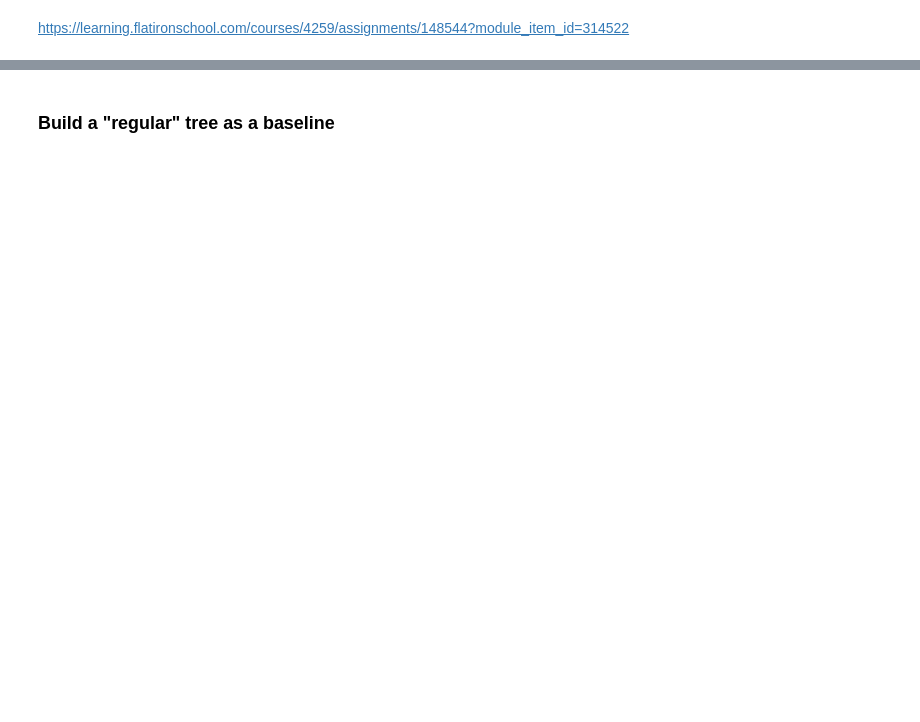
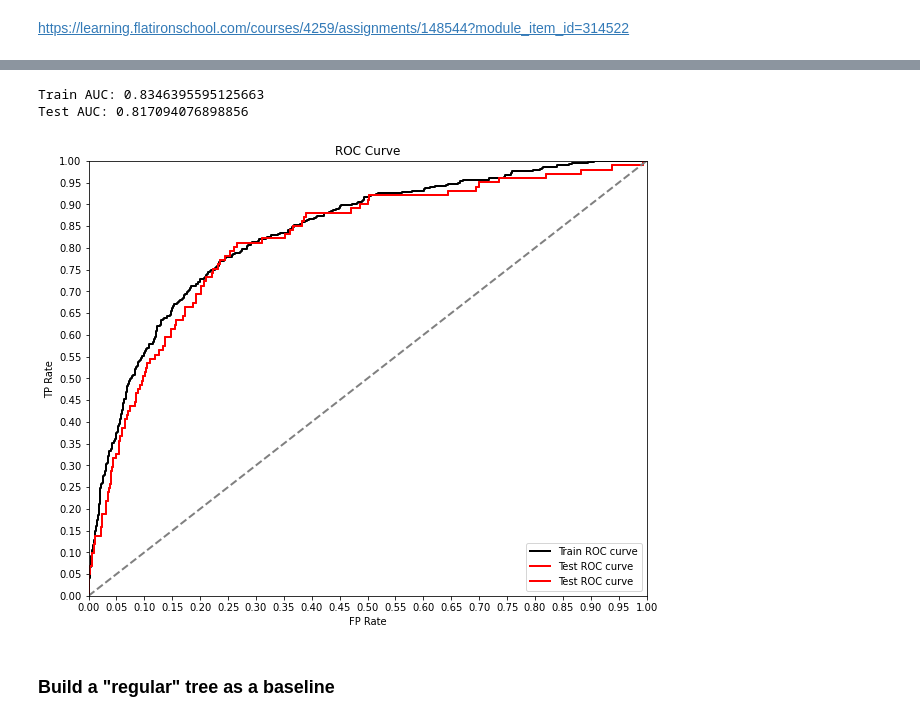
Before and after one commit to MellissaValle/CustomerChurn, a Jupyter notebook: notebooks/Mellissa/Project_3_Mellissa.ipynb, the cells around one changed output, grey strips where cells are left out. Saved outputs shown, nothing was run; the diff lists cells and outputs as text; code cells hidden in the pictures; blank space fills up the shorter version.

```diff
--- a/notebooks/Mellissa/Project_3_Mellissa.ipynb
+++ b/notebooks/Mellissa/Project_3_Mellissa.ipynb
@@ -743,3 +618,45 @@ weighted avg       0.96      0.96      0.96       834
+# %%
+y_train_score = logreg.decision_function(X_train)
+y_test_score = logreg.decision_function(X_test)
+
+train_fpr, train_tpr, train_thresholds = roc_curve(y_train, y_train_score)
+test_fpr, test_tpr, test_thresholds = roc_curve(y_test, y_test_score)
+
+print('Train AUC: {}'.format(auc(train_fpr, train_tpr)))
+print('Test AUC: {}'.format(auc(test_fpr, test_tpr)))
+# %% [output]
+Train AUC: 0.8346395595125663
+Test AUC: 0.817094076898856
+# %%
+#only test to add other models
+y_test_score = logreg.decision_function(X_test)
+test_fpr, test_tpr, test_thresholds = roc_curve(y_test, y_test_score)
+# %%
+plt.figure(figsize=(10, 8))
+lw = 2
+
+plt.plot(train_fpr, train_tpr, color='black',
+         lw=lw, label='Train ROC curve')
+plt.plot(test_fpr, test_tpr, color='red',
+         lw=lw, label='Test ROC curve')
+
+plt.plot(test_fpr, test_tpr, color='red',
+         lw=lw, label='Test ROC curve')
+
+
+
+plt.plot([0, 1], [0, 1], color='grey', lw=lw, linestyle='--')
+plt.xlim([0.0, 1.0])
+plt.ylim([0.0, 1.0])
+plt.yticks([i/20.0 for i in range(21)])
+plt.xticks([i/20.0 for i in range(21)])
+plt.xlabel('FP Rate')
+plt.ylabel('TP Rate')
+plt.title('ROC Curve')
+plt.legend(loc='lower right')
+plt.show()
+# %% [output]
+[figure, added]
 # %% [markdown]
 ### Build a "regular" tree as a baseline
 # %%
```
Also changed, not shown: parts of 41 cells of this notebook.
